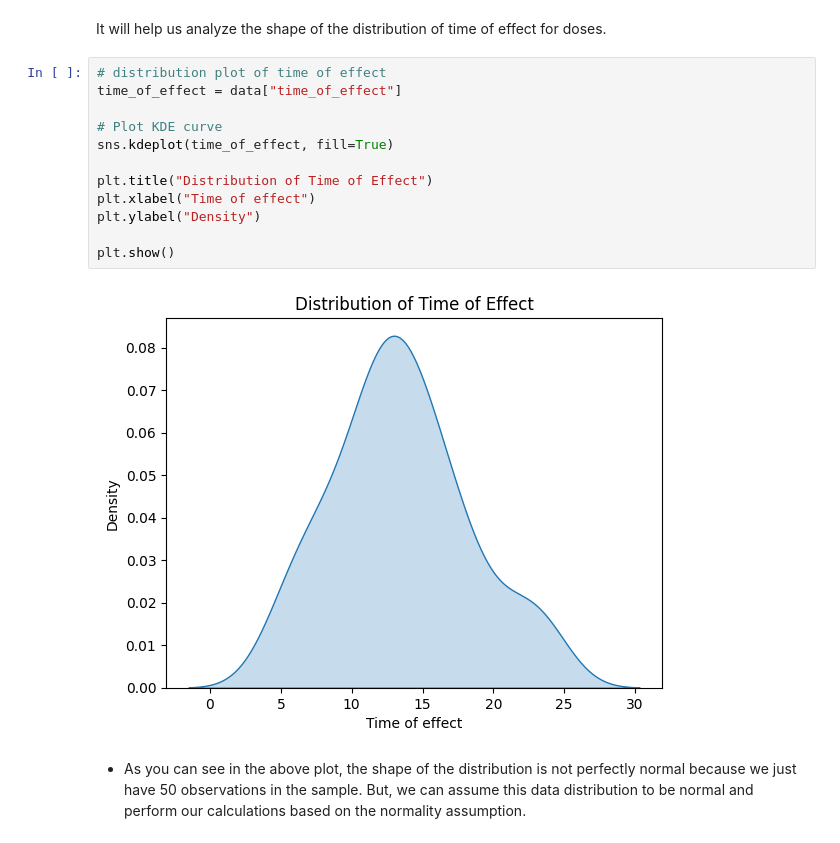
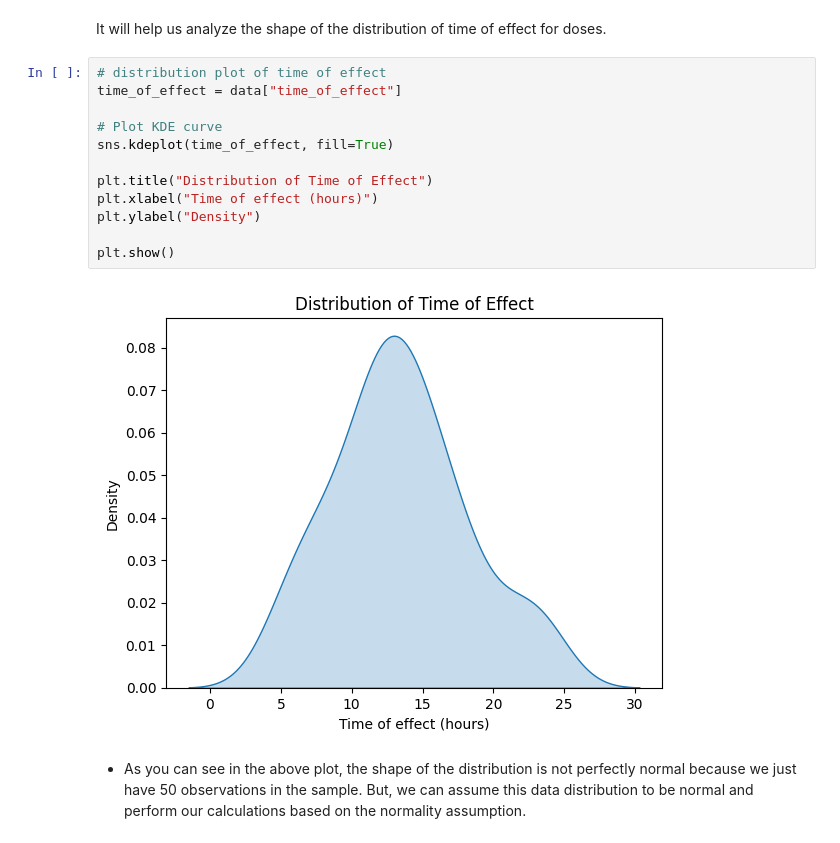
Before and after one commit to MonishDY/AI-Track, a Jupyter notebook: Assignment 2/Medicon_Case_Study_02.ipynb, the cells around one changed output. Saved outputs shown, nothing was run; the diff lists cells and outputs as text.

```diff
--- a/Assignment 2/Medicon_Case_Study_02.ipynb
+++ b/Assignment 2/Medicon_Case_Study_02.ipynb
@@ -466,17 +473,17 @@ It will help us analyze the shape of the distribution of time of effect for dose
 # %%
 # distribution plot of time of effect
 time_of_effect = data["time_of_effect"]
 
 # Plot KDE curve
 sns.kdeplot(time_of_effect, fill=True)
 
 plt.title("Distribution of Time of Effect")
-plt.xlabel("Time of effect")
+plt.xlabel("Time of effect (hours)")
 plt.ylabel("Density")
 
 plt.show()
 # %% [output]
-[figure, old version]
+[figure, new version]
 # %% [markdown]
 * As you can see in the above plot, the shape of the distribution is not perfectly normal because we just have 50 observations in the sample. But, we can assume this data distribution to be normal and perform our calculations based on the normality assumption.
 # %% [markdown]
```
Also changed, not shown: parts of 22 cells of this notebook.
